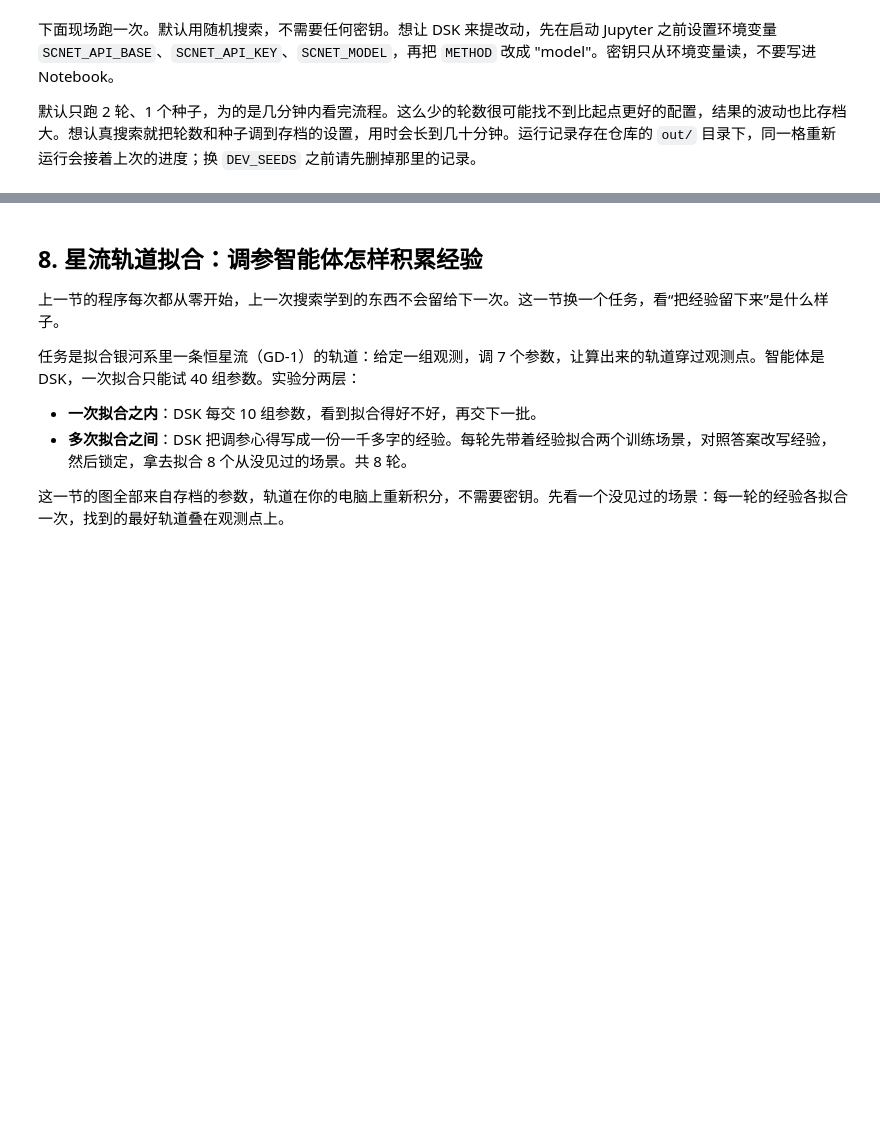
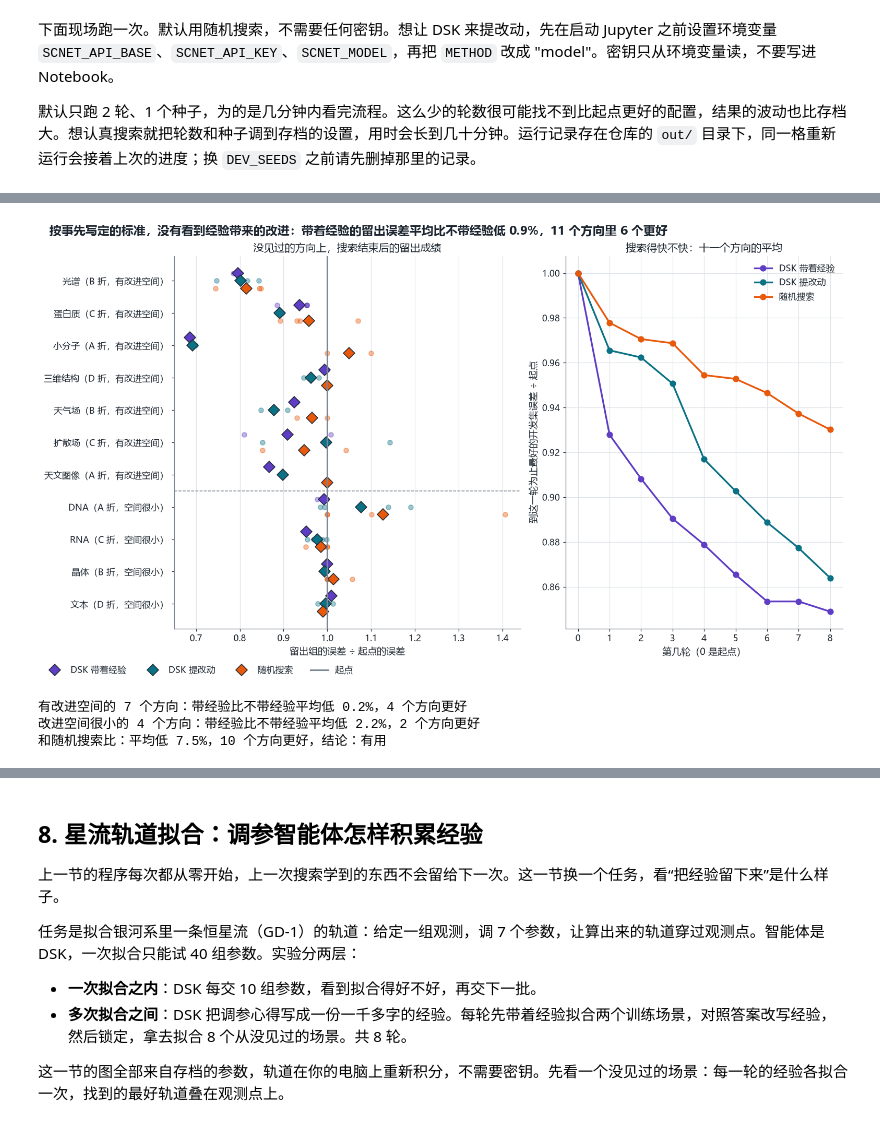
Before and after one commit to Yu-Yang-Li/nanoSciGPT, a Jupyter notebook: notebooks/eleven_fields.executed.ipynb, the cells around one changed output, grey strips where cells are left out. Drawn from its saved outputs; the diff is of its cells as text; code cells hidden in the pictures; blank space fills up the shorter version.

```diff
--- a/notebooks/eleven_fields.executed.ipynb
+++ b/notebooks/eleven_fields.executed.ipynb
@@ -296,0 +306,9 @@ field random-1 留出组 A：选中第 0 轮，误差 0.08663（起点 0.08663
+# %%
+from autoresearch import search_skill
+
+search_plots.show_skill_transfer()
+# %% [output]
+[figure, added]
+有改进空间的 7 个方向：带经验比不带经验平均低 0.2%，4 个方向更好
+改进空间很小的 4 个方向：带经验比不带经验平均低 2.2%，2 个方向更好
+和随机搜索比：平均低 7.5%，10 个方向更好，结论：有用
```
Also changed, not shown: parts of 19 cells of this notebook, 1 other file.
